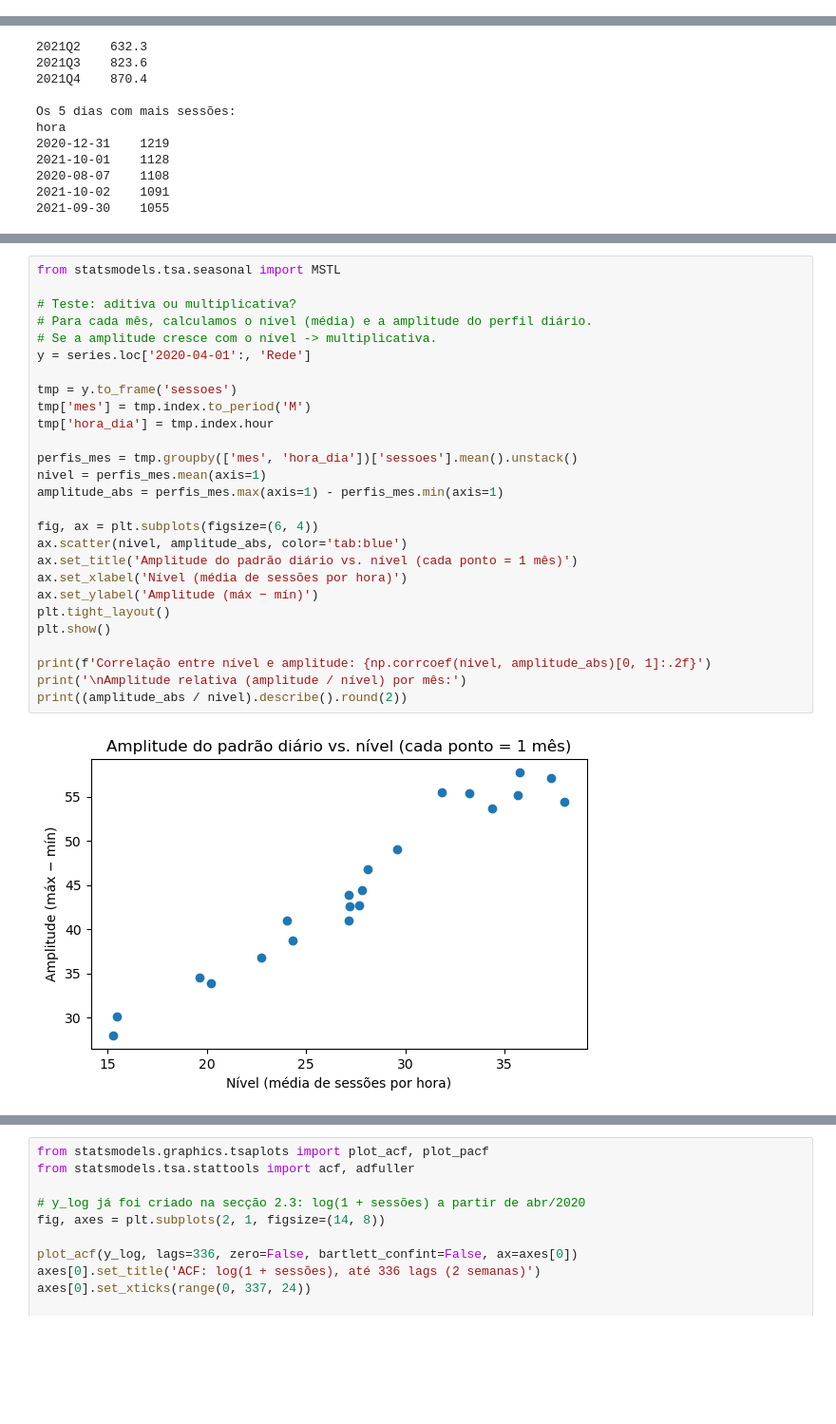
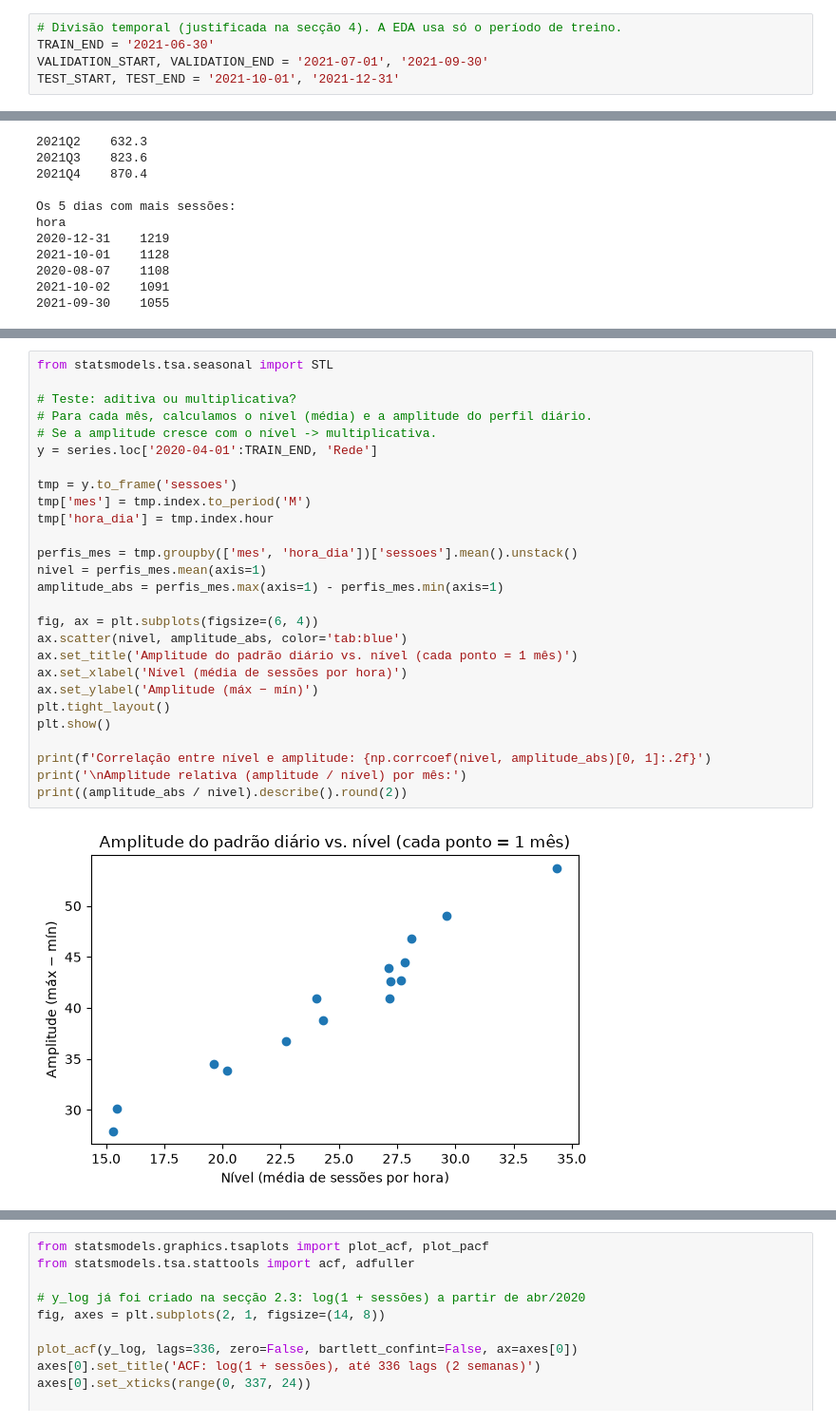
Before and after one commit to 1231478-Ellah-Fleischmann/MINDD-PROJETO-2, a Jupyter notebook: task1.ipynb, the cells around one changed output, grey strips where cells are left out. Shown at 95% size. Saved outputs shown, nothing was run; the diff lists cells and outputs as text; blank space fills up the shorter version.

```diff
--- a/task1.ipynb
+++ b/task1.ipynb
@@ -356,6 +373,11 @@ Por isso, nesta secção agregamos por **dia** e usamos uma **média móvel de 3
 
 **Conceito: média móvel**
 A média móvel de 30 dias substitui cada valor pela média dos 30 dias à sua volta. Os padrões curtos (diário, semanal) desaparecem e fica a evolução de longo prazo.
+# %%
+# Divisão temporal (justificada na secção 4). A EDA usa só o período de treino.
+TRAIN_END = '2021-06-30'
+VALIDATION_START, VALIDATION_END = '2021-07-01', '2021-09-30'
+TEST_START, TEST_END = '2021-10-01', '2021-12-31'
 # %%
 # Série diária (soma das 24 horas de cada dia)
 diario = series.resample('D').sum()
@@ -562,29 +587,29 @@ Mede quanto da variação é explicada pela componente: **perto de 1 = forte**,
 # %%
-from statsmodels.tsa.seasonal import MSTL
+from statsmodels.tsa.seasonal import STL
 
 # Teste: aditiva ou multiplicativa?
 # Para cada mês, calculamos o nível (média) e a amplitude do perfil diário.
 # Se a amplitude cresce com o nível -> multiplicativa.
-y = series.loc['2020-04-01':, 'Rede']
+y = series.loc['2020-04-01':TRAIN_END, 'Rede']
 
 tmp = y.to_frame('sessoes')
 tmp['mes'] = tmp.index.to_period('M')
 tmp['hora_dia'] = tmp.index.hour
 
 perfis_mes = tmp.groupby(['mes', 'hora_dia'])['sessoes'].mean().unstack()
 nivel = perfis_mes.mean(axis=1)
 amplitude_abs = perfis_mes.max(axis=1) - perfis_mes.min(axis=1)
 
 fig, ax = plt.subplots(figsize=(6, 4))
 ax.scatter(nivel, amplitude_abs, color='tab:blue')
 ax.set_title('Amplitude do padrão diário vs. nível (cada ponto = 1 mês)')
 ax.set_xlabel('Nível (média de sessões por hora)')
 ax.set_ylabel('Amplitude (máx − mín)')
 plt.tight_layout()
 plt.show()
 
 print(f'Correlação entre nível e amplitude: {np.corrcoef(nivel, amplitude_abs)[0, 1]:.2f}')
 print('\nAmplitude relativa (amplitude / nível) por mês:')
 print((amplitude_abs / nivel).describe().round(2))
 # %% [output]
-[figure, old version]
+[figure, new version]
```
Also changed, not shown: parts of 27 cells of this notebook.
